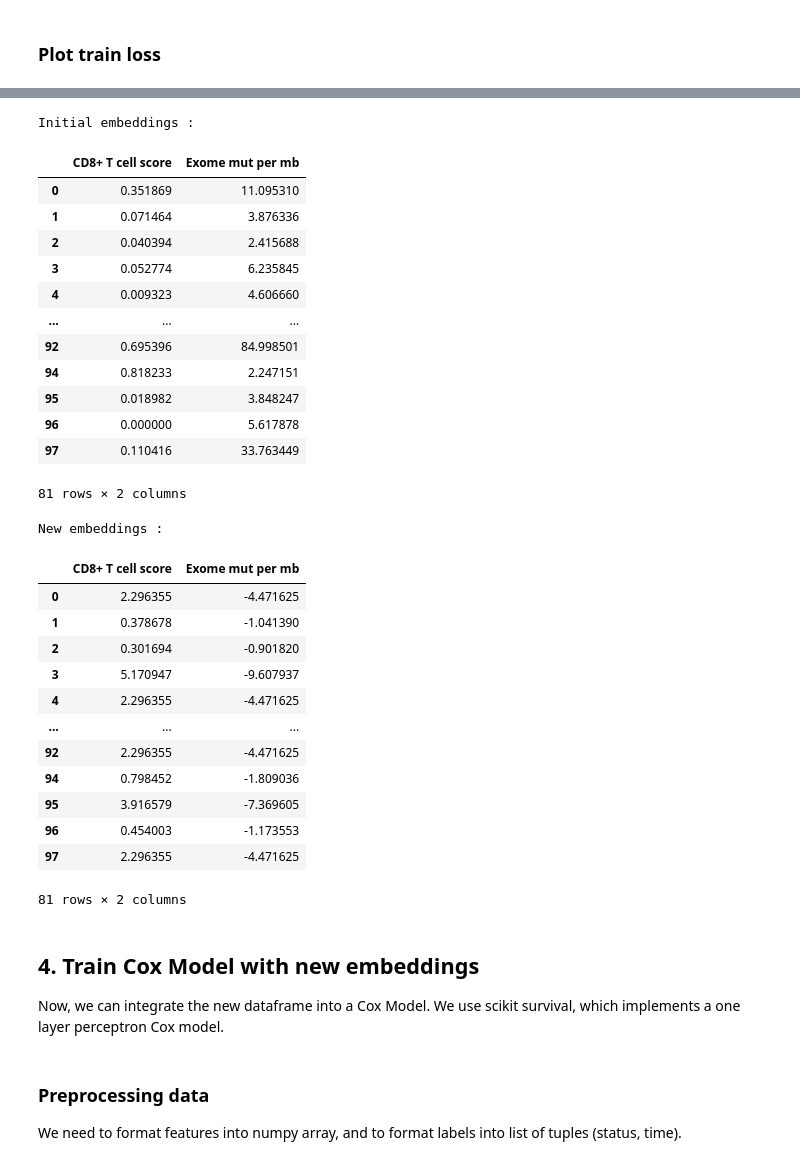
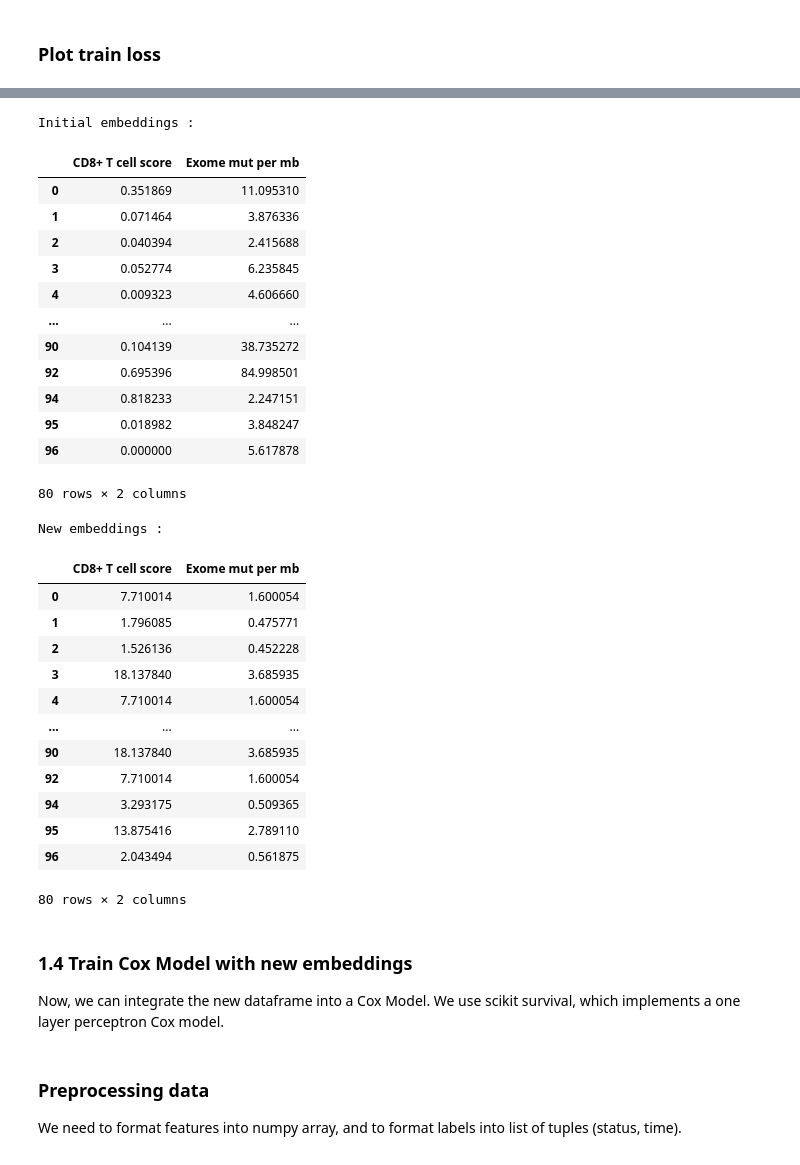
Before and after one commit to Arthur8754/mutational-signatures, a Jupyter notebook: gnn-cox.ipynb, the cells around one changed output, grey strips where cells are left out. Drawn from its saved outputs; the diff is of its cells as text; code cells hidden in the pictures.

```diff
--- a/gnn-cox.ipynb
+++ b/gnn-cox.ipynb
@@ -116 +127,9 @@ df_os_non_censored = label_patients(df_os_non_censored, "Overall survival (days)
+# %%
+## TTP :
+df_ttp_non_censored_train = df_ttp_non_censored.iloc[:-1,:]
+df_ttp_non_censored_test = df_ttp_non_censored_train.iloc[[-1],:]
+
+## OS :
+df_os_non_censored_train = df_os_non_censored.iloc[:-1,:]
+df_os_non_censored_test = df_os_non_censored_train.iloc[[-1],:]
 # %% [markdown]
@@ -119,9 +140,9 @@ For now, we gather patients with the same tumour type, and, for each tumour type
 # %%
 ## TTP :
-buildgraph_ttp = BuildGraph(df_ttp_non_censored)
+buildgraph_train_ttp = BuildGraph(df_ttp_non_censored_train)
 
 ## OS :
-buildgraph_os = BuildGraph(df_os_non_censored)
+buildgraph_train_os = BuildGraph(df_os_non_censored_train)
 # %% [markdown]
 ### Create adjacency matrix
 If 2 patients have the same tumour type, we put 1 if the corresponding case in adjacency matrix. Otherwise, we put 0.
@@ -278,41 +299,41 @@ New embeddings :
 # %%
 ## OS :
-df_os_learnt = pd.DataFrame(gcn_classifier_os.forward_conv(pyg_graph_os.x, pyg_graph_os.edge_index).detach().numpy(), columns=features_name, index=df_os_non_censored.index)
+df_os_learnt = pd.DataFrame(gcn_classifier_os.forward_conv(pyg_graph_os.x, pyg_graph_os.edge_index).detach().numpy(), columns=features_name, index=df_os_non_censored_train.index)
 print("Initial embeddings : ")
-display(df_os_non_censored.loc[:,features_name])
+display(df_os_non_censored_train.loc[:,features_name])
 print("New embeddings : ")
 display(df_os_learnt)
 # %% [output]
 Initial embeddings :
 |  | CD8+ T cell score | Exome mut per mb |
 | 0 | 0.351869 | 11.095310 |
 | 1 | 0.071464 | 3.876336 |
 | 2 | 0.040394 | 2.415688 |
 | 3 | 0.052774 | 6.235845 |
 | 4 | 0.009323 | 4.606660 |
 | ... | ... | ... |
+| 90 | 0.104139 | 38.735272 |
 | 92 | 0.695396 | 84.998501 |
 | 94 | 0.818233 | 2.247151 |
 | 95 | 0.018982 | 3.848247 |
 | 96 | 0.000000 | 5.617878 |
-| 97 | 0.110416 | 33.763449 |
-81 rows × 2 columns
+80 rows × 2 columns
 New embeddings :
 |  | CD8+ T cell score | Exome mut per mb |
-| 0 | 2.296355 | -4.471625 |
-| 1 | 0.378678 | -1.041390 |
-| 2 | 0.301694 | -0.901820 |
-| 3 | 5.170947 | -9.607937 |
-| 4 | 2.296355 | -4.471625 |
+| 0 | 7.710014 | 1.600054 |
+| 1 | 1.796085 | 0.475771 |
+| 2 | 1.526136 | 0.452228 |
+| 3 | 18.137840 | 3.685935 |
+| 4 | 7.710014 | 1.600054 |
 | ... | ... | ... |
-| 92 | 2.296355 | -4.471625 |
-| 94 | 0.798452 | -1.809036 |
-| 95 | 3.916579 | -7.369605 |
-| 96 | 0.454003 | -1.173553 |
-| 97 | 2.296355 | -4.471625 |
+| 90 | 18.137840 | 3.685935 |
+| 92 | 7.710014 | 1.600054 |
+| 94 | 3.293175 | 0.509365 |
+| 95 | 13.875416 | 2.789110 |
+| 96 | 2.043494 | 0.561875 |
-81 rows × 2 columns
+80 rows × 2 columns
 # %% [markdown]
-## 4. Train Cox Model with new embeddings
+### 1.4 Train Cox Model with new embeddings
 Now, we can integrate the new dataframe into a Cox Model. We use scikit survival, which implements a one layer perceptron Cox model.
 # %% [markdown]
 ### Preprocessing data
```
Also changed, not shown: parts of 35 cells of this notebook, 1 other file.
